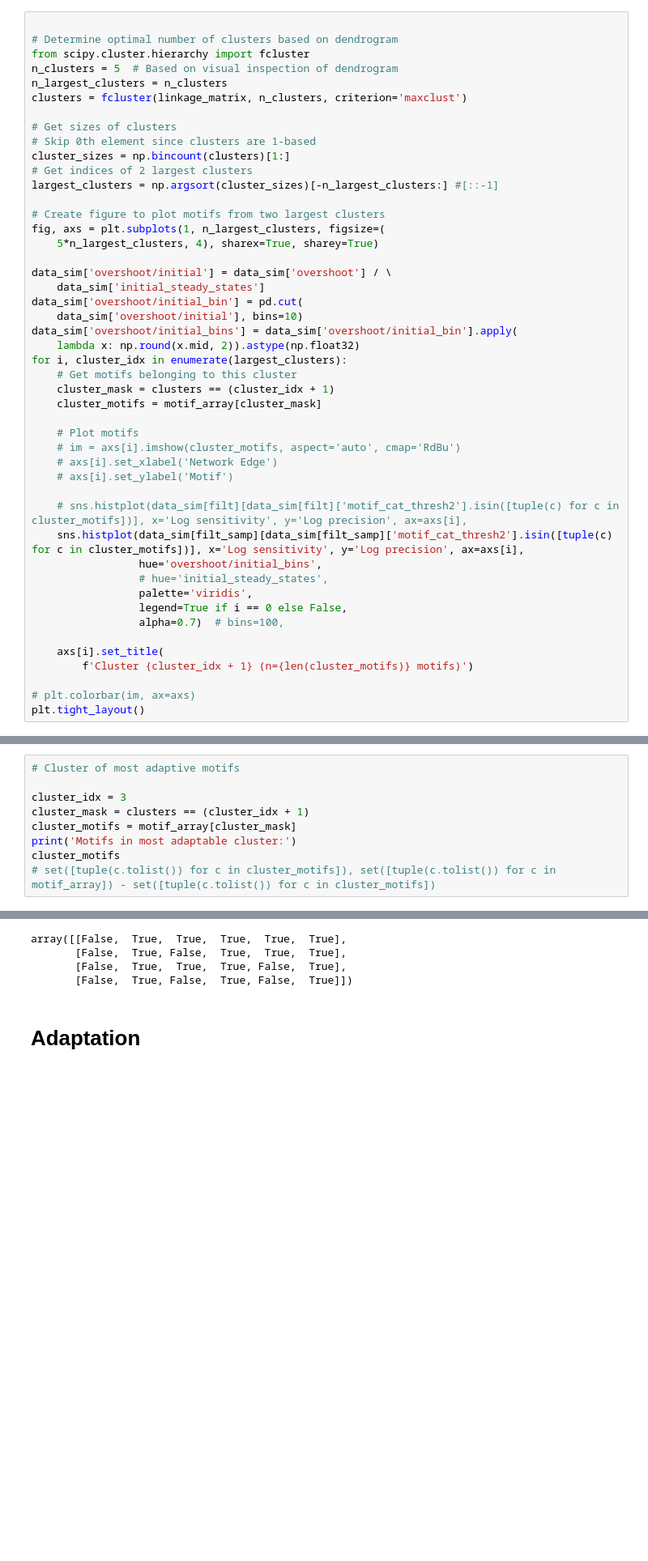
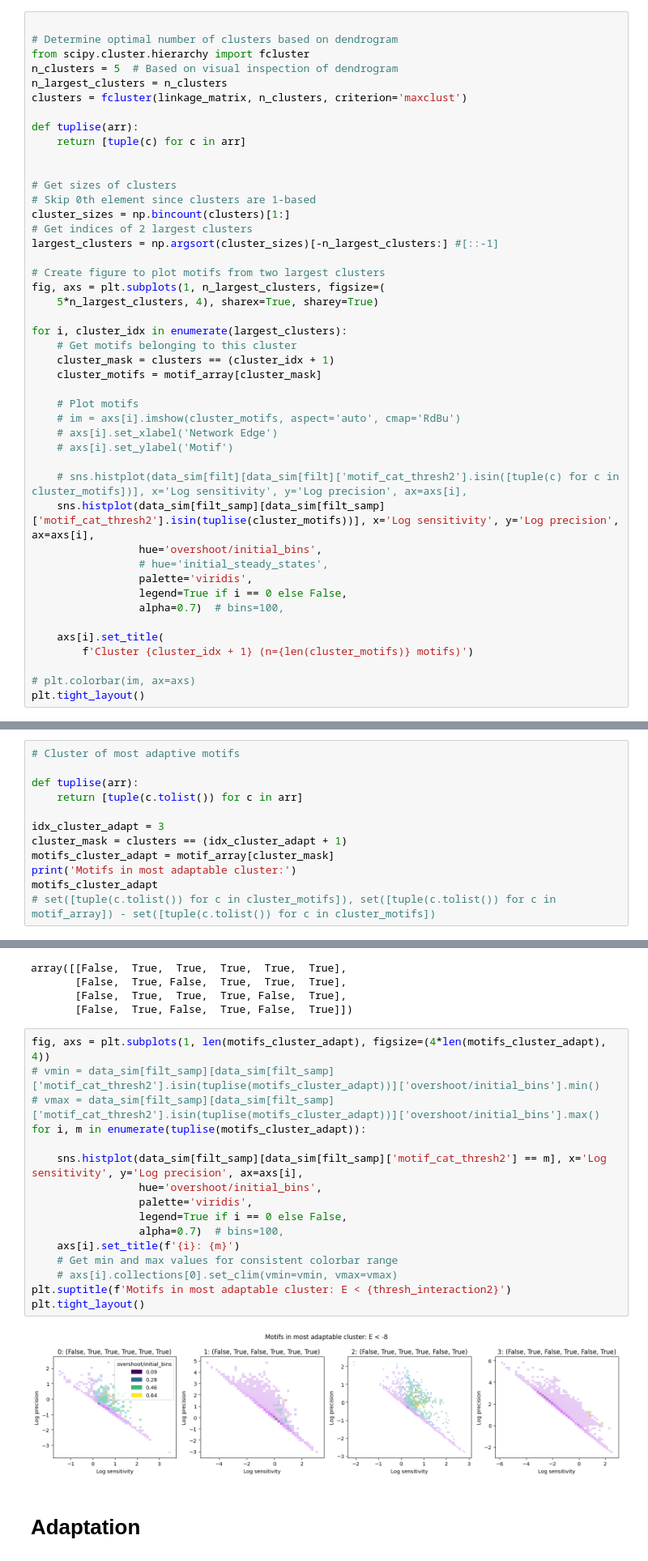
Before and after one commit to olive004/EvoScaper, a Jupyter notebook: notebooks/09_motifs.ipynb, the cells around one changed output, grey strips where cells are left out. Shown at 81% size. Cells and saved outputs as stored; diff of their text form; blank space fills up the shorter version.

```diff
--- a/notebooks/09_motifs.ipynb
+++ b/notebooks/09_motifs.ipynb
@@ -170,6 +178,10 @@ from scipy.cluster.hierarchy import fcluster
 n_clusters = 5  # Based on visual inspection of dendrogram
 n_largest_clusters = n_clusters
 clusters = fcluster(linkage_matrix, n_clusters, criterion='maxclust')
+
+def tuplise(arr):
+    return [tuple(c) for c in arr]
+
 
 # Get sizes of clusters
 # Skip 0th element since clusters are 1-based
@@ -181,12 +193,6 @@ largest_clusters = np.argsort(cluster_sizes)[-n_largest_clusters:] #[::-1]
 fig, axs = plt.subplots(1, n_largest_clusters, figsize=(
     5*n_largest_clusters, 4), sharex=True, sharey=True)
 
-data_sim['overshoot/initial'] = data_sim['overshoot'] / \
-    data_sim['initial_steady_states']
-data_sim['overshoot/initial_bin'] = pd.cut(
-    data_sim['overshoot/initial'], bins=10)
-data_sim['overshoot/initial_bins'] = data_sim['overshoot/initial_bin'].apply(
-    lambda x: np.round(x.mid, 2)).astype(np.float32)
 for i, cluster_idx in enumerate(largest_clusters):
     # Get motifs belonging to this cluster
     cluster_mask = clusters == (cluster_idx + 1)
@@ -198,7 +204,7 @@ for i, cluster_idx in enumerate(largest_clusters):
     # axs[i].set_ylabel('Motif')
 
     # sns.histplot(data_sim[filt][data_sim[filt]['motif_cat_thresh2'].isin([tuple(c) for c in cluster_motifs])], x='Log sensitivity', y='Log precision', ax=axs[i],
-    sns.histplot(data_sim[filt_samp][data_sim[filt_samp]['motif_cat_thresh2'].isin([tuple(c) for c in cluster_motifs])], x='Log sensitivity', y='Log precision', ax=axs[i],
+    sns.histplot(data_sim[filt_samp][data_sim[filt_samp]['motif_cat_thresh2'].isin(tuplise(cluster_motifs))], x='Log sensitivity', y='Log precision', ax=axs[i],
                  hue='overshoot/initial_bins',
                  # hue='initial_steady_states',
                  palette='viridis',
@@ -215,11 +221,14 @@ plt.tight_layout()
 # %%
 # Cluster of most adaptive motifs
 
-cluster_idx = 3
-cluster_mask = clusters == (cluster_idx + 1)
-cluster_motifs = motif_array[cluster_mask]
+def tuplise(arr):
+    return [tuple(c.tolist()) for c in arr]
+
+idx_cluster_adapt = 3
+cluster_mask = clusters == (idx_cluster_adapt + 1)
+motifs_cluster_adapt = motif_array[cluster_mask]
 print('Motifs in most adaptable cluster:')
-cluster_motifs
+motifs_cluster_adapt
 # set([tuple(c.tolist()) for c in cluster_motifs]), set([tuple(c.tolist()) for c in motif_array]) - set([tuple(c.tolist()) for c in cluster_motifs])
 # %% [output]
 Motifs in most adaptable cluster:
@@ -227,6 +236,24 @@ array([[False,  True,  True,  True,  True,  True],
        [False,  True, False,  True,  True,  True],
        [False,  True,  True,  True, False,  True],
        [False,  True, False,  True, False,  True]])
+# %%
+fig, axs = plt.subplots(1, len(motifs_cluster_adapt), figsize=(4*len(motifs_cluster_adapt), 4))
+# vmin = data_sim[filt_samp][data_sim[filt_samp]['motif_cat_thresh2'].isin(tuplise(motifs_cluster_adapt))]['overshoot/initial_bins'].min()
+# vmax = data_sim[filt_samp][data_sim[filt_samp]['motif_cat_thresh2'].isin(tuplise(motifs_cluster_adapt))]['overshoot/initial_bins'].max()
+for i, m in enumerate(tuplise(motifs_cluster_adapt)):
+
+    sns.histplot(data_sim[filt_samp][data_sim[filt_samp]['motif_cat_thresh2'] == m], x='Log sensitivity', y='Log precision', ax=axs[i],
+                 hue='overshoot/initial_bins',
+                 palette='viridis',
+                 legend=True if i == 0 else False,
+                 alpha=0.7)  # bins=100,
+    axs[i].set_title(f'{i}: {m}')
+    # Get min and max values for consistent colorbar range
+    # axs[i].collections[0].set_clim(vmin=vmin, vmax=vmax)
+plt.suptitle(f'Motifs in most adaptable cluster: E < {thresh_interaction2}')
+plt.tight_layout()
+# %% [output]
+[figure, added]
 # %% [markdown]
 # Adaptation
 # %%
```
Also changed, not shown: parts of 5 cells of this notebook.
